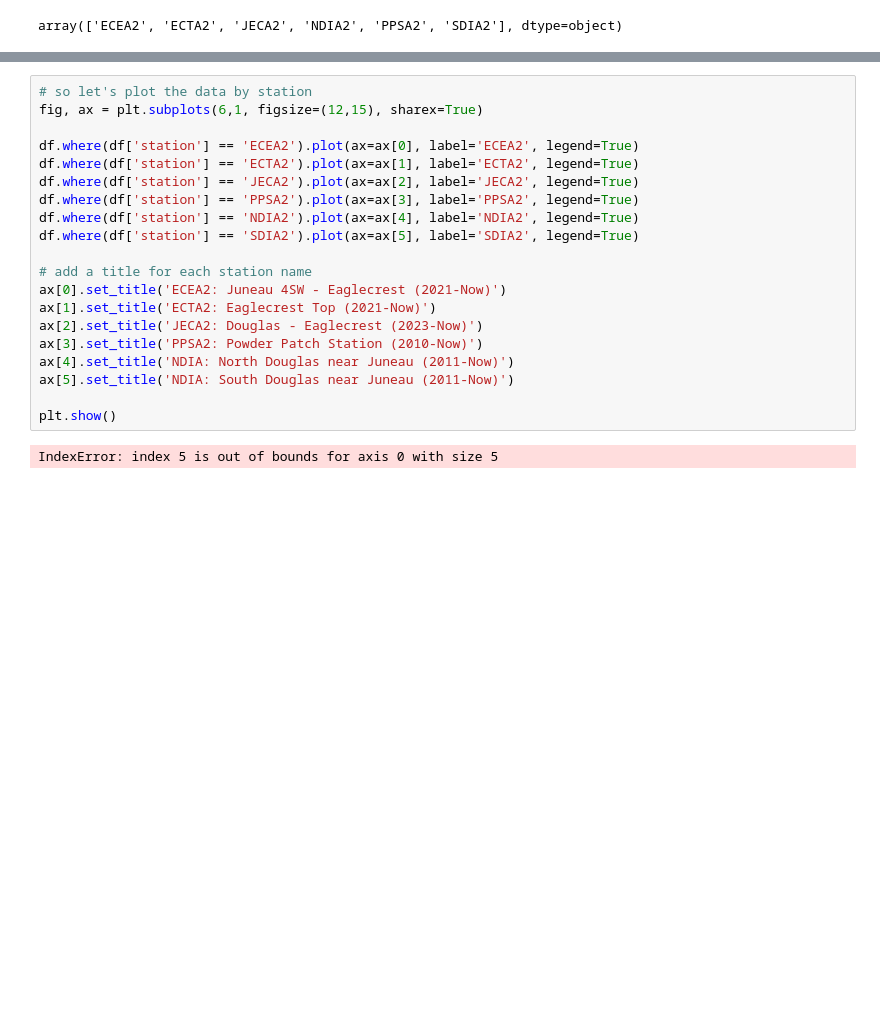
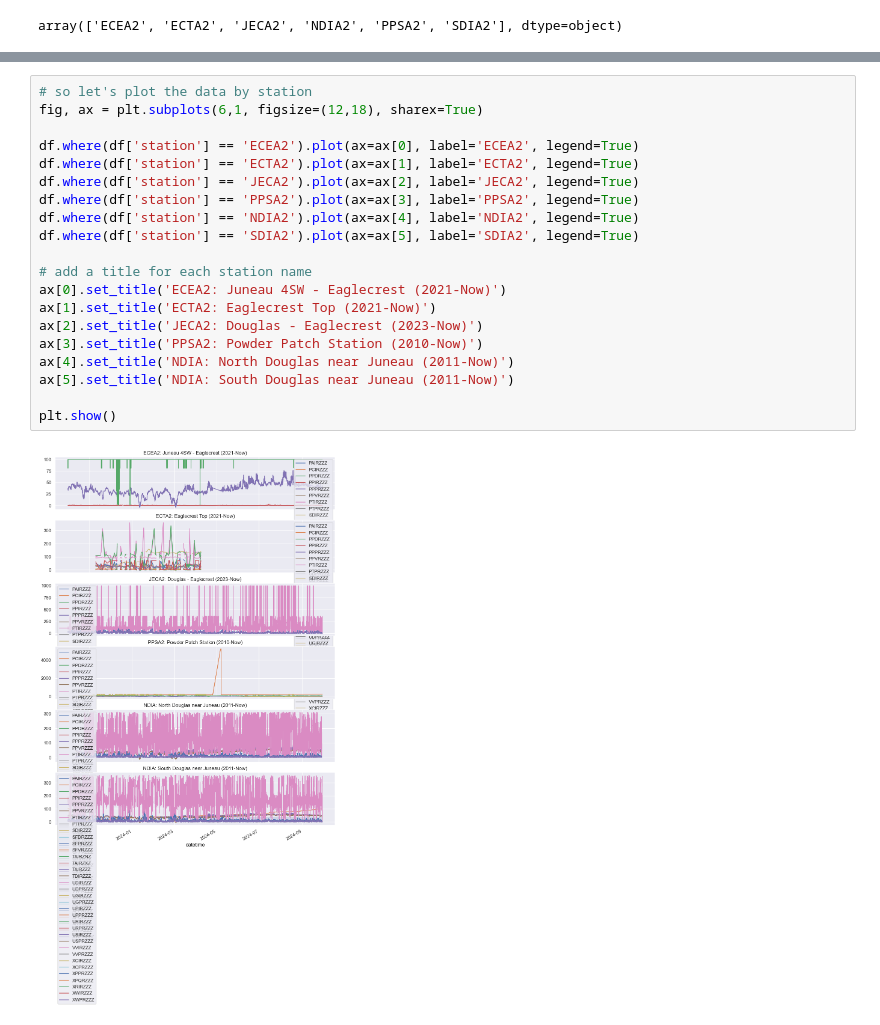
Before and after one commit to cassielumbrazo/juneau_data_analysis, a Jupyter notebook: 3_clean_eaglecrest_data_mesonet.ipynb, the cells around one changed output, grey strips where cells are left out. Cells and saved outputs as stored; diff of their text form; blank space fills up the shorter version.

Commit message:
first plots

```diff
--- a/3_clean_eaglecrest_data_mesonet.ipynb
+++ b/3_clean_eaglecrest_data_mesonet.ipynb
@@ -64,22 +86,22 @@ array(['ECEA2', 'ECTA2', 'JECA2', 'NDIA2', 'PPSA2', 'SDIA2'], dtype=object)
 # %%
 # so let's plot the data by station
-fig, ax = plt.subplots(6,1, figsize=(12,15), sharex=True)
+fig, ax = plt.subplots(6,1, figsize=(12,18), sharex=True)
 
 df.where(df['station'] == 'ECEA2').plot(ax=ax[0], label='ECEA2', legend=True)
 df.where(df['station'] == 'ECTA2').plot(ax=ax[1], label='ECTA2', legend=True)
 df.where(df['station'] == 'JECA2').plot(ax=ax[2], label='JECA2', legend=True)
 df.where(df['station'] == 'PPSA2').plot(ax=ax[3], label='PPSA2', legend=True)
 df.where(df['station'] == 'NDIA2').plot(ax=ax[4], label='NDIA2', legend=True)
 df.where(df['station'] == 'SDIA2').plot(ax=ax[5], label='SDIA2', legend=True)
 
 # add a title for each station name
 ax[0].set_title('ECEA2: Juneau 4SW - Eaglecrest (2021-Now)')
 ax[1].set_title('ECTA2: Eaglecrest Top (2021-Now)')
 ax[2].set_title('JECA2: Douglas - Eaglecrest (2023-Now)')
 ax[3].set_title('PPSA2: Powder Patch Station (2010-Now)')
 ax[4].set_title('NDIA: North Douglas near Juneau (2011-Now)')
 ax[5].set_title('NDIA: South Douglas near Juneau (2011-Now)')
 
 plt.show()
 # %% [output]
-IndexError: index 5 is out of bounds for axis 0 with size 5
+[figure, added]
```
Also changed, not shown: parts of 1 cell of this notebook.
